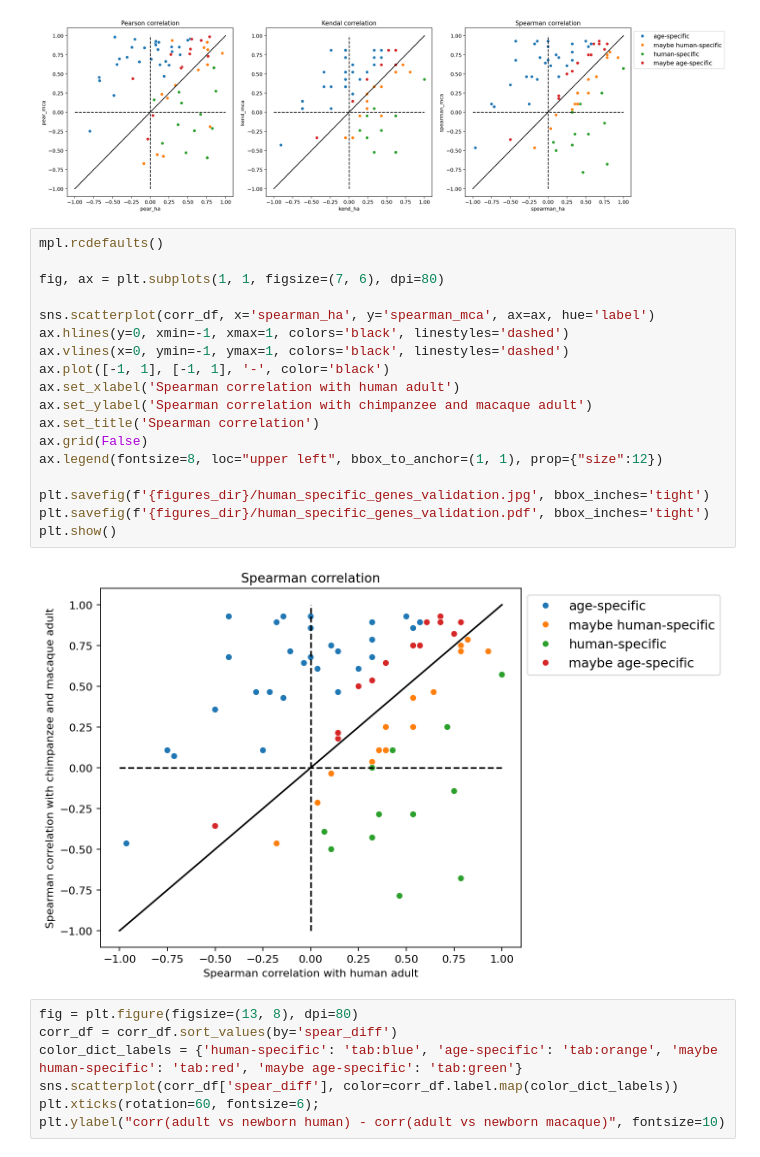
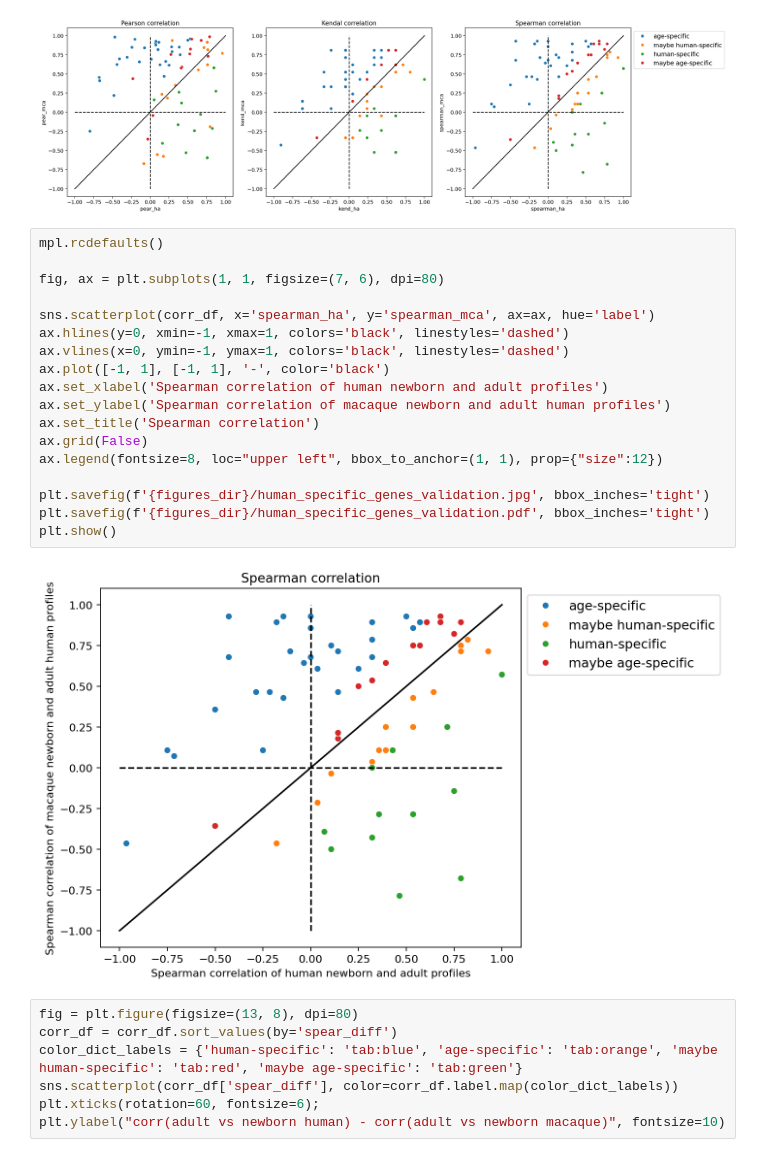
Before and after one commit to Claptar/spatialMPFC, a Jupyter notebook: human_specific_genes/human_specific_genes.ipynb, the cells around one changed output. Drawn from its saved outputs; the diff is of its cells as text.

```diff
--- a/human_specific_genes/human_specific_genes.ipynb
+++ b/human_specific_genes/human_specific_genes.ipynb
@@ -295,23 +295,23 @@ plt.show()
 # %%
 mpl.rcdefaults()
 
 fig, ax = plt.subplots(1, 1, figsize=(7, 6), dpi=80)
 
 sns.scatterplot(corr_df, x='spearman_ha', y='spearman_mca', ax=ax, hue='label')
 ax.hlines(y=0, xmin=-1, xmax=1, colors='black', linestyles='dashed')
 ax.vlines(x=0, ymin=-1, ymax=1, colors='black', linestyles='dashed')
 ax.plot([-1, 1], [-1, 1], '-', color='black')
-ax.set_xlabel('Spearman correlation with human adult')
-ax.set_ylabel('Spearman correlation with chimpanzee and macaque adult')
+ax.set_xlabel('Spearman correlation of human newborn and adult profiles')
+ax.set_ylabel('Spearman correlation of macaque newborn and adult human profiles')
 ax.set_title('Spearman correlation')
 ax.grid(False)
 ax.legend(fontsize=8, loc="upper left", bbox_to_anchor=(1, 1), prop={"size":12})
 
 plt.savefig(f'{figures_dir}/human_specific_genes_validation.jpg', bbox_inches='tight')
 plt.savefig(f'{figures_dir}/human_specific_genes_validation.pdf', bbox_inches='tight')
 plt.show()
 # %% [output]
-[figure, old version]
+[figure, new version]
 # %%
 fig = plt.figure(figsize=(13, 8), dpi=80)
 corr_df = corr_df.sort_values(by='spear_diff')
```
Also changed, not shown: 1 other file.
